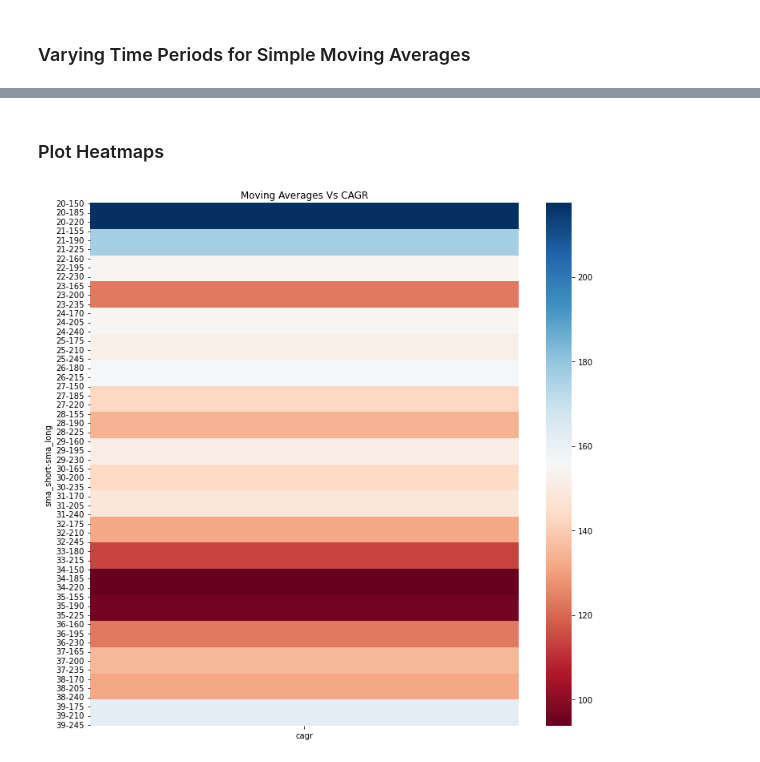
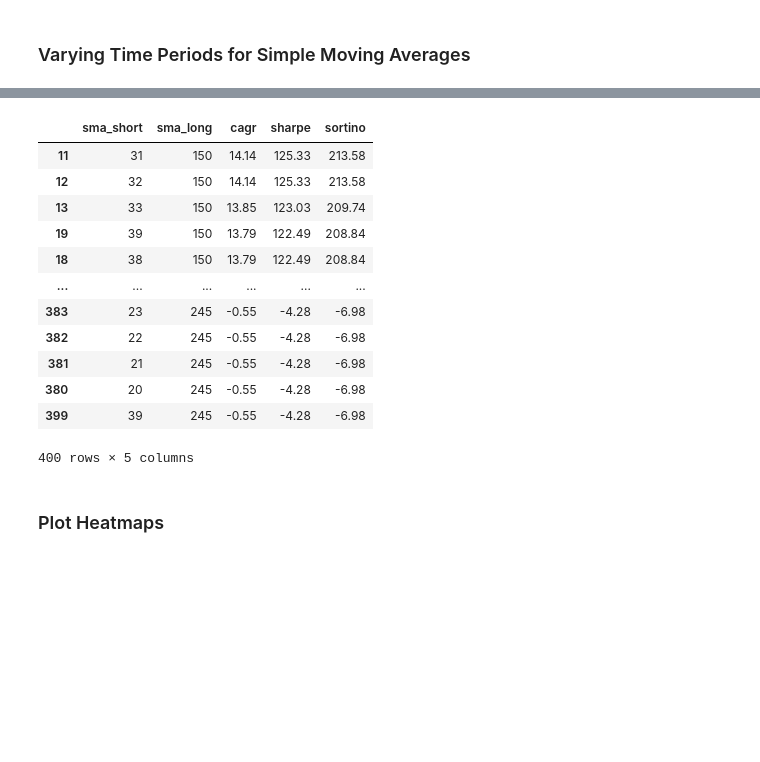
Before and after one commit to kartskri/FinancialTrading, a Jupyter notebook: project/Homework3.ipynb, the cells around one changed output, grey strips where cells are left out. Saved outputs shown, nothing was run; the diff lists cells and outputs as text; code cells hidden in the pictures; blank space fills up the shorter version.

```diff
--- a/project/Homework3.ipynb
+++ b/project/Homework3.ipynb
@@ -176,3 +178,19 @@ df
 400 rows × 5 columns
+# %%
+df.sort_values(by='cagr', ascending=False)
+# %% [output]
+|  | sma_short | sma_long | cagr | sharpe | sortino |
+| 11 | 31 | 150 | 14.14 | 125.33 | 213.58 |
+| 12 | 32 | 150 | 14.14 | 125.33 | 213.58 |
+| 13 | 33 | 150 | 13.85 | 123.03 | 209.74 |
+| 19 | 39 | 150 | 13.79 | 122.49 | 208.84 |
+| 18 | 38 | 150 | 13.79 | 122.49 | 208.84 |
+| ... | ... | ... | ... | ... | ... |
+| 383 | 23 | 245 | -0.55 | -4.28 | -6.98 |
+| 382 | 22 | 245 | -0.55 | -4.28 | -6.98 |
+| 381 | 21 | 245 | -0.55 | -4.28 | -6.98 |
+| 380 | 20 | 245 | -0.55 | -4.28 | -6.98 |
+| 399 | 39 | 245 | -0.55 | -4.28 | -6.98 |
+400 rows × 5 columns
 # %% [markdown]
 ### Plot Heatmaps
@@ -188,5 +196,0 @@ def plot_heatmap(dataframe, index_vars, values, plttitle, aggfn=np.mean, ):
-# %%
-# Plot Moving Averages Vs CAGR
-plot_heatmap(df, ['sma_short', 'sma_long'], ['cagr'], 'Moving Averages Vs CAGR')
-# %% [output]
-[figure, removed]
```
Also changed, not shown: parts of 8 cells of this notebook.
